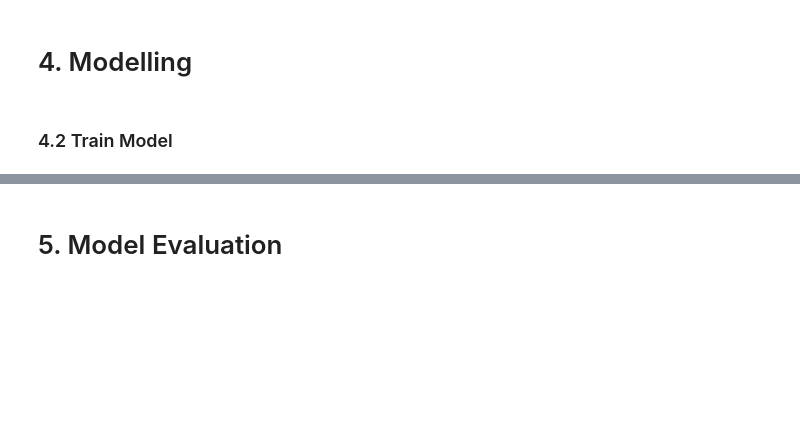
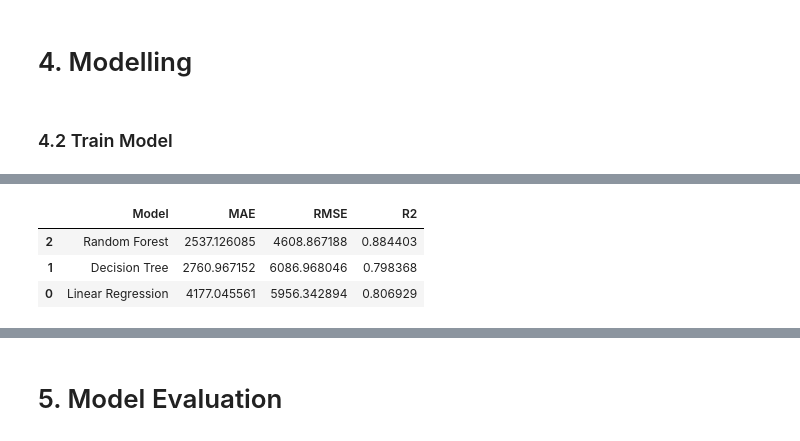
Before and after one commit to shazz-a/mldp-medical-charges, a Jupyter notebook: mldp_submission.ipynb, the cells around one changed output, grey strips where cells are left out. Saved outputs shown, nothing was run; the diff lists cells and outputs as text; code cells hidden in the pictures; blank space fills up the shorter version.

Commit message:
Add baseline regression models and performance comparison

```diff
--- a/mldp_submission.ipynb
+++ b/mldp_submission.ipynb
@@ -430,4 +430,12 @@ For modelling, this allows my model to learn separate effects for each category,
 # %% [markdown]
 ### 4.2 Train Model
 # %%
-## Initialise and train model
+## set evaluation metrics
+import numpy as np
+from sklearn.metrics import mean_absolute_error, mean_squared_error, r2_score
+
+def evaluate_regression(y_true, y_pred):
+    mae = mean_absolute_error(y_true, y_pred)
+    rmse = np.sqrt(mean_squared_error(y_true, y_pred))
+    r2 = r2_score(y_true, y_pred)
+    return mae, rmse, r2
@@ -433,0 +453,41 @@ For modelling, this allows my model to learn separate effects for each category,
+# %%
+from sklearn.pipeline import Pipeline
+from sklearn.linear_model import LinearRegression
+from sklearn.tree import DecisionTreeRegressor
+from sklearn.ensemble import RandomForestRegressor
+import pandas as pd
+
+
+models = {
+    "Linear Regression": LinearRegression(),
+    "Decision Tree": DecisionTreeRegressor(random_state=42),
+    "Random Forest": RandomForestRegressor(random_state=42, n_estimators=200)
+}
+
+results = []
+
+for name, model in models.items():
+    pipe = Pipeline(steps=[
+        ("preprocess", preprocessor),
+        ("model", model)
+    ])
+
+    pipe.fit(X_train, y_train)
+    y_pred = pipe.predict(X_test)
+
+    mae, rmse, r2 = evaluate_regression(y_test, y_pred)
+
+    results.append({
+        "Model": name,
+        "MAE": mae,
+        "RMSE": rmse,
+        "R2": r2
+    })
+
+results_df = pd.DataFrame(results).sort_values(by="MAE")
+results_df
+# %% [output]
+|  | Model | MAE | RMSE | R2 |
+| 2 | Random Forest | 2537.126085 | 4608.867188 | 0.884403 |
+| 1 | Decision Tree | 2760.967152 | 6086.968046 | 0.798368 |
+| 0 | Linear Regression | 4177.045561 | 5956.342894 | 0.806929 |
```
Also changed, not shown: parts of 3 cells of this notebook.
